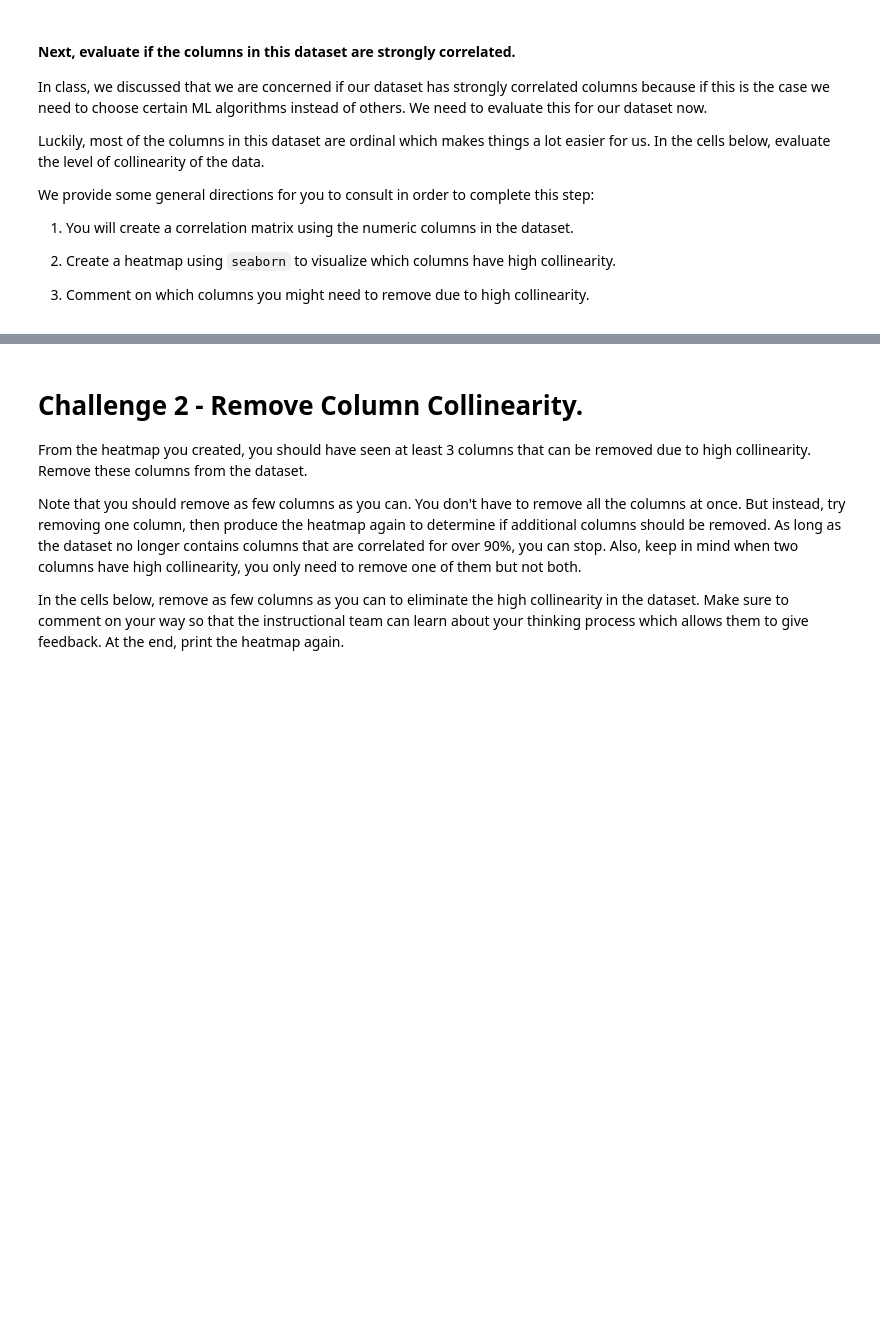
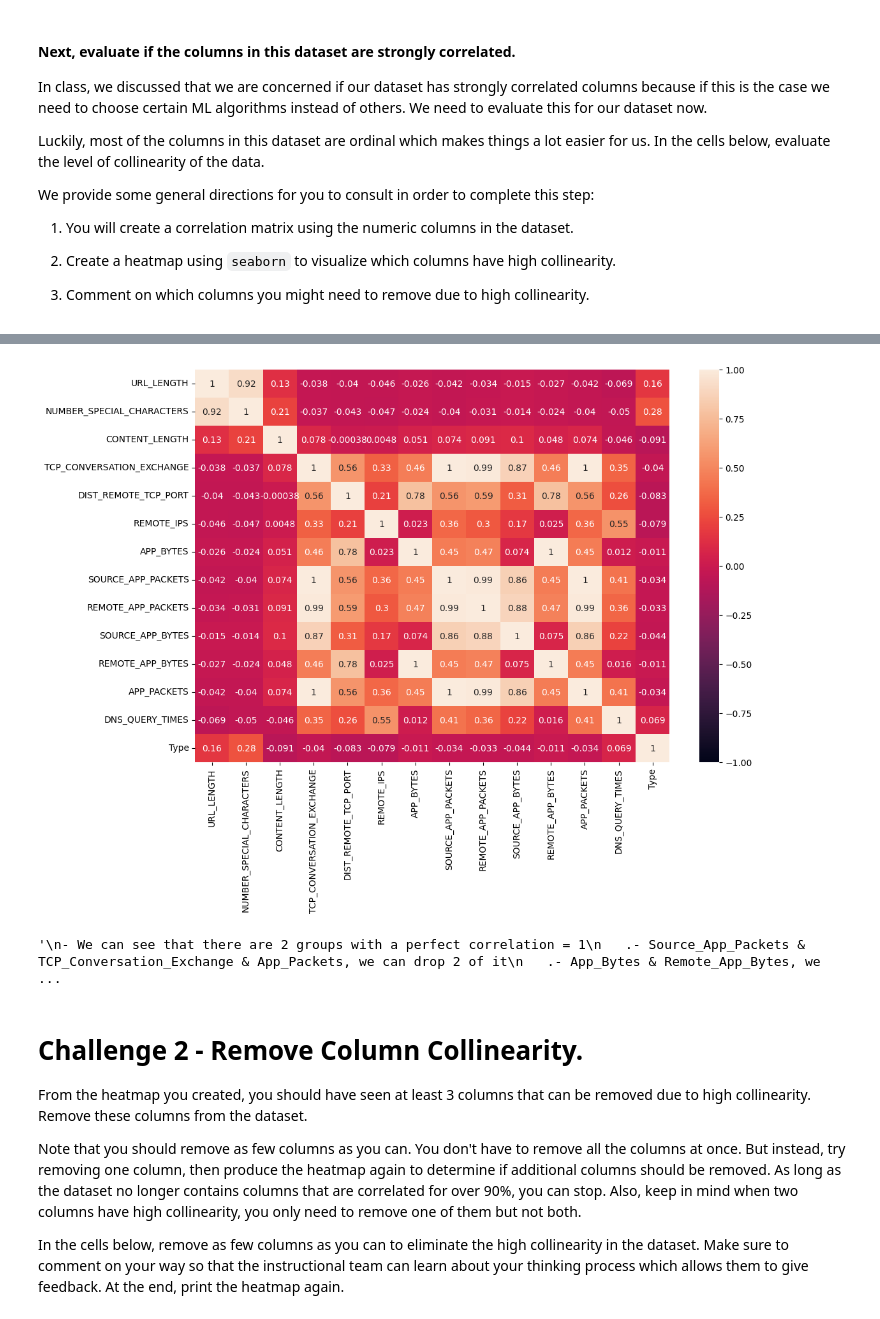
Before and after one commit to javiergispert/dataptmad0522_labs, a Jupyter notebook: module-3/supervised-learning/your-code/main.ipynb, the cells around one changed output, grey strips where cells are left out. Drawn from its saved outputs; the diff is of its cells as text; code cells hidden in the pictures; blank space fills up the shorter version.

```diff
--- a/module-3/supervised-learning/your-code/main.ipynb
+++ b/module-3/supervised-learning/your-code/main.ipynb
@@ -164,6 +141,0 @@ websites[websites['SERVER'].isna()]
-# %%
-websites = websites[websites['DNS_QUERY_TIMES'].notna()]
-# %%
-websites = websites[websites['SERVER'].notna()]
-# %%
-websites.drop(columns='CONTENT_LENGTH', inplace=True)
@@ -210,3 +175,23 @@ We provide some general directions for you to consult in order to complete this
+# %%
+fig, ax = plt.subplots(figsize=(12,8))
+ax = sns.heatmap(websites.corr(), annot=True, vmin=-1, vmax=1)
+# %% [output]
+[figure, added]
+# %%
+# Your comment here
+
+'''
+- We can see that there are 2 groups with a perfect correlation = 1
+   .- Source_App_Packets & TCP_Conversation_Exchange & App_Packets, we can drop 2 of it
+   .- App_Bytes & Remote_App_Bytes, we can drop 1
+- Then are 2 over 0.9 that we should consider to drop
+   .- Remote_App_Packets that has 0.99 to App_Packets
+   .- Number_Special_Characters that has 0.92 to URL_lenght
+
+So we will keep: App_Packets, App_Bytes and URL_length
+'''
+# %% [output]
+'\n- We can see that there are 2 groups with a perfect correlation = 1\n   .- Source_App_Packets & TCP_Conversation_Exchange & App_Packets, we can drop 2 of it\n   .- App_Bytes & Remote_App_Bytes, we  ...
 # %% [markdown]
 # Challenge 2 - Remove Column Collinearity.
 
```
Also changed, not shown: parts of 77 cells of this notebook.
